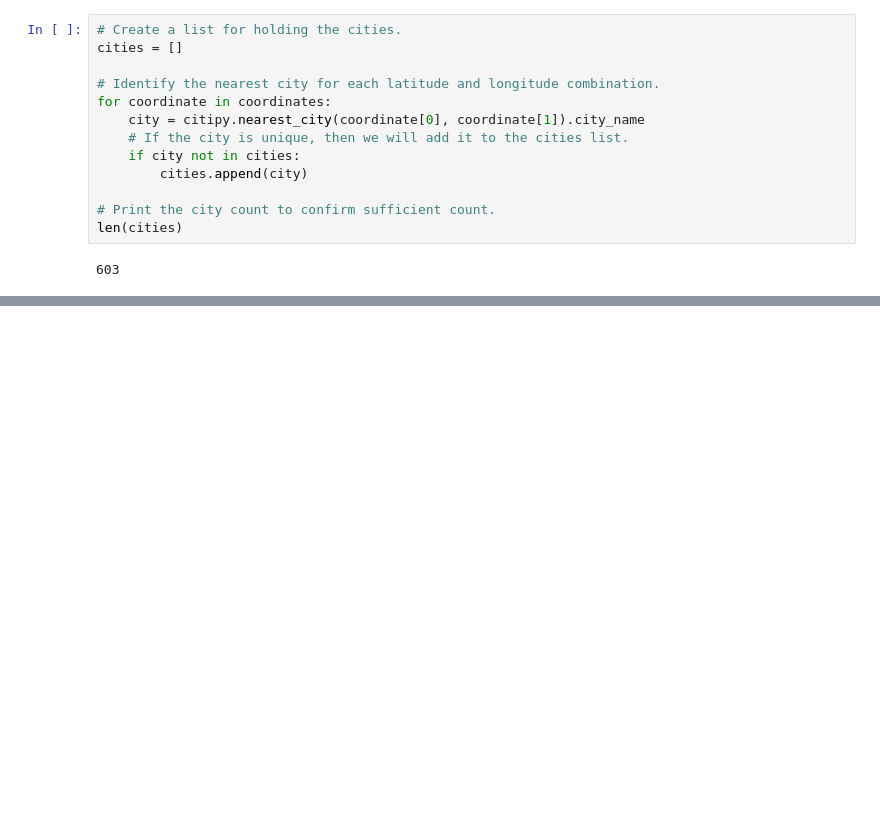
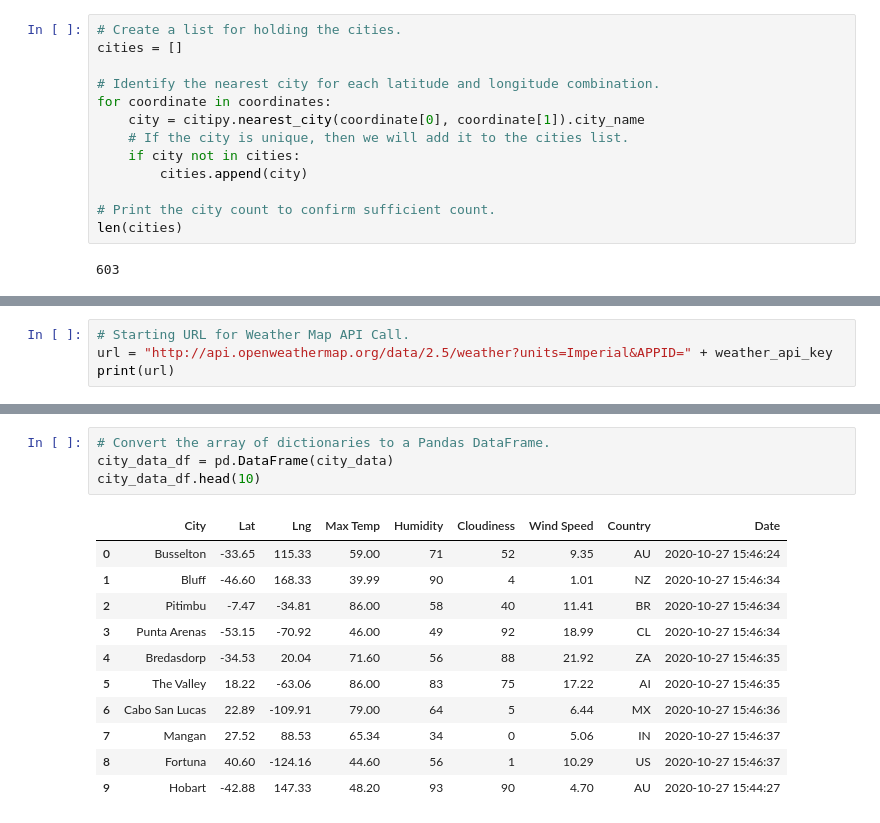
Before and after one commit to Kesh0326/World_Weather_Analysis, a Jupyter notebook: WeatherPy.ipynb, the cells around one changed output, grey strips where cells are left out. Saved outputs shown, nothing was run; the diff lists cells and outputs as text; blank space fills up the shorter version.

Commit message:
City Weather Dataframe

```diff
--- a/WeatherPy.ipynb
+++ b/WeatherPy.ipynb
@@ -49,0 +56,4 @@ len(cities)
+# %%
+# Starting URL for Weather Map API Call.
+url = "http://api.openweathermap.org/data/2.5/weather?units=Imperial&APPID=" + weather_api_key
+print(url)
@@ -49,0 +148,16 @@ len(cities)
+# %%
+# Convert the array of dictionaries to a Pandas DataFrame.
+city_data_df = pd.DataFrame(city_data)
+city_data_df.head(10)
+# %% [output]
+|  | City | Lat | Lng | Max Temp | Humidity | Cloudiness | Wind Speed | Country | Date |
+| 0 | Busselton | -33.65 | 115.33 | 59.00 | 71 | 52 | 9.35 | AU | 2020-10-27 15:46:24 |
+| 1 | Bluff | -46.60 | 168.33 | 39.99 | 90 | 4 | 1.01 | NZ | 2020-10-27 15:46:34 |
+| 2 | Pitimbu | -7.47 | -34.81 | 86.00 | 58 | 40 | 11.41 | BR | 2020-10-27 15:46:34 |
+| 3 | Punta Arenas | -53.15 | -70.92 | 46.00 | 49 | 92 | 18.99 | CL | 2020-10-27 15:46:34 |
+| 4 | Bredasdorp | -34.53 | 20.04 | 71.60 | 56 | 88 | 21.92 | ZA | 2020-10-27 15:46:35 |
+| 5 | The Valley | 18.22 | -63.06 | 86.00 | 83 | 75 | 17.22 | AI | 2020-10-27 15:46:35 |
+| 6 | Cabo San Lucas | 22.89 | -109.91 | 79.00 | 64 | 5 | 6.44 | MX | 2020-10-27 15:46:36 |
+| 7 | Mangan | 27.52 | 88.53 | 65.34 | 34 | 0 | 5.06 | IN | 2020-10-27 15:46:37 |
+| 8 | Fortuna | 40.60 | -124.16 | 44.60 | 56 | 1 | 10.29 | US | 2020-10-27 15:46:37 |
+| 9 | Hobart | -42.88 | 147.33 | 48.20 | 93 | 90 | 4.70 | AU | 2020-10-27 15:44:27 |
```
Also changed, not shown: parts of 6 cells of this notebook, 5 other files.
